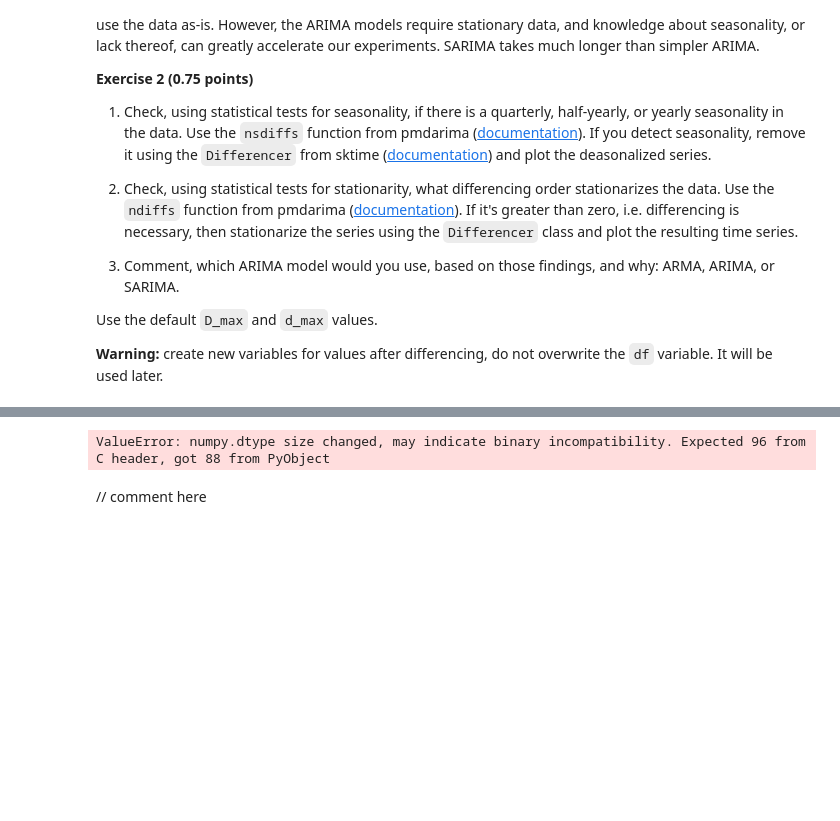
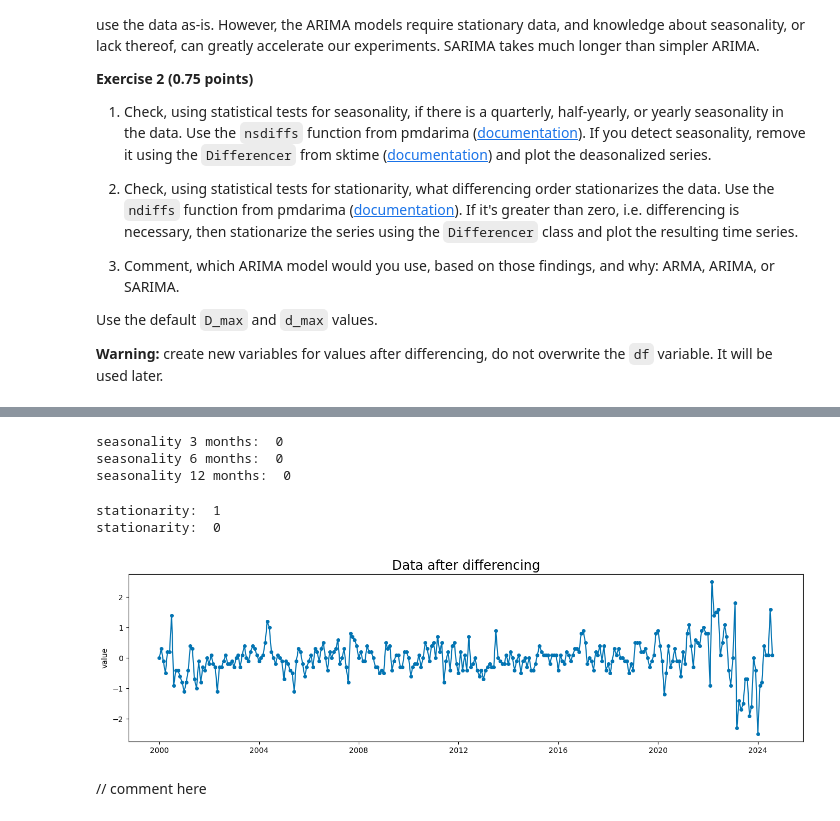
Before and after one commit to Mon4/UM, a Jupyter notebook: lab4/lab1_statistical_models/notebook_empty.ipynb, the cells around one changed output, grey strips where cells are left out. Cells and saved outputs as stored; diff of their text form; code cells hidden in the pictures; blank space fills up the shorter version.

```diff
--- a/lab4/lab1_statistical_models/notebook_empty.ipynb
+++ b/lab4/lab1_statistical_models/notebook_empty.ipynb
@@ -139,8 +136,27 @@ ValueError: numpy.dtype size changed, may indicate binary incompatibility. Expec
-# %%
-import pmdarima as pmd
-n_ocsb = pmd.arima.OCSBTest(m=12).estimate_seasonal_differencing_term(df)
-# %% [output]
-ValueError: numpy.dtype size changed, may indicate binary incompatibility. Expected 96 from C header, got 88 from PyObject
+# %%
+print("seasonality 3 months: ", pmd.arima.nsdiffs(x=df, m=3))
+print("seasonality 6 months: ", pmd.arima.nsdiffs(x=df, m=6))
+print("seasonality 12 months: ", pmd.arima.nsdiffs(x=df, m=12))
+# 0 - we don't need to do anything about seasonality, number of differencing
+# %% [output]
+seasonality 3 months:  0
+seasonality 6 months:  0
+seasonality 12 months:  0
+# %%
+def make_stationarity(data) -> None:
+    while pmd.arima.ndiffs(data) > 0:
+        print("stationarity: ", pmd.arima.ndiffs(data))
+        differencer = Differencer(lags=pmd.arima.ndiffs(data))
+        data = differencer.fit_transform(data)
+    plot_series(data, title='Data after differencing')
+    print("stationarity: ", pmd.arima.ndiffs(data))
+    return data
+# %%
+df_diff = make_stationarity(df)
+# %% [output]
+stationarity:  1
+stationarity:  0
+[figure, added]
 # %% [markdown]
 // comment here
 # %% [markdown]
```
Also changed, not shown: parts of 7 cells of this notebook, 2 other files.
